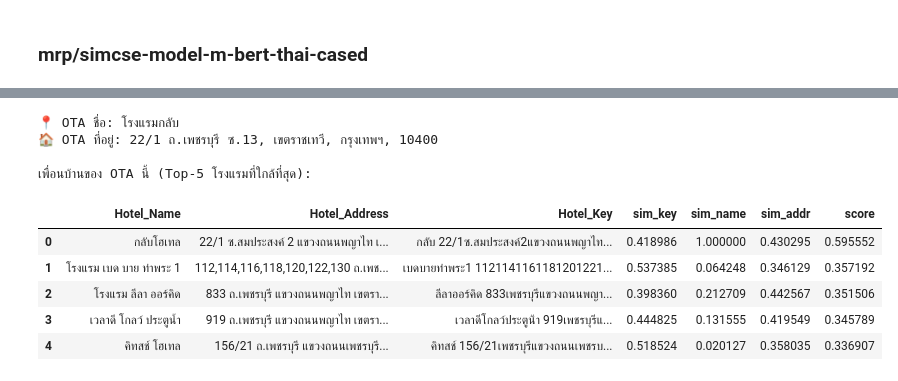
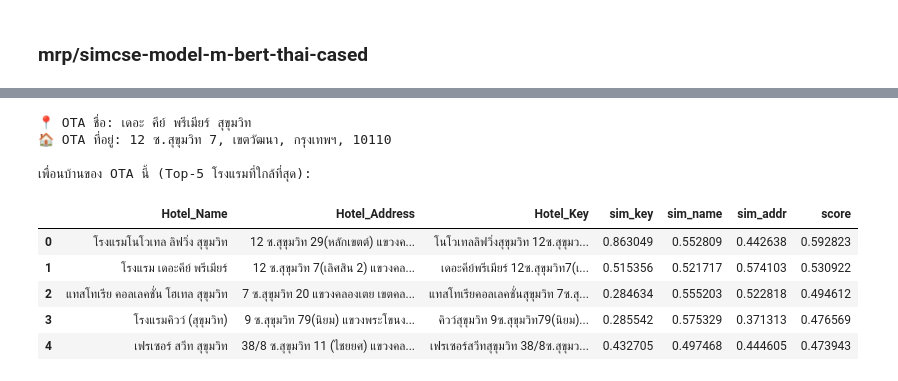
Before and after one commit to Thanrada2024/illegal_accommodation, a Jupyter notebook: DS_task.ipynb, the cells around one changed output, grey strips where cells are left out. Saved outputs shown, nothing was run; the diff lists cells and outputs as text; code cells hidden in the pictures.

```diff
--- a/DS_task.ipynb
+++ b/DS_task.ipynb
@@ -151,8 +146,8 @@ If the error persists, please let us know by opening an issue on GitHub (https:/
 # %%
 #Test
-QUERY = "กลับ"
+QUERY = "เดอะ คีย์ พรีเมียร์ สุขุมวิท"
 TOPK  = 5
-WEIGHTS = dict(key=0.5, name=0.3, addr=0.2)
+WEIGHTS = dict(key=0.2, name=0.6, addr=0.2)
 
 # 1) เลือกแถว OTA ที่มีคำว่า 'กลับ'
 mask = OTA_df["Trip_Name_n"].astype(str).str.contains(QUERY, na=False) | \
@@ -163,37 +158,37 @@ if not mask.any():
 trip_pos   = int(np.flatnonzero(mask)[0])
 trip_row   = OTA_df.iloc[trip_pos]
 trip_title = str(trip_row.get("name", f"OTA_idx_{trip_pos}"))
 trip_addr  = str(trip_row.get("address", ""))
 
 # 2) คำนวณความคล้ายกับฝั่ง hotel
 sim_key  = cosine_similarity(emb_trip_key[trip_pos:trip_pos+1],  emb_hotel_key).ravel()
 sim_name = cosine_similarity(emb_trip_name[trip_pos:trip_pos+1], emb_hotel_name).ravel()
 sim_addr = cosine_similarity(emb_trip_addr[trip_pos:trip_pos+1], emb_hotel_addr).ravel()
 score = WEIGHTS['key']*sim_key + WEIGHTS['name']*sim_name + WEIGHTS['addr']*sim_addr
 
 # 3) เลือก Top-5 ตามคะแนนรวม
 order = np.argsort(-score)[:TOPK]
 result = hotel.iloc[order].copy()
 result["sim_key"]  = sim_key[order]
 result["sim_name"] = sim_name[order]
 result["sim_addr"] = sim_addr[order]
 result["score"]    = score[order]
 
 # 4) แสดงผลลัพธ์พร้อมชื่อ OTA_df
 cols = ["Hotel_Name", "Hotel_Address","Hotel_Key" ,"sim_key", "sim_name", "sim_addr", "score"]
 
 print(f"📍 OTA ชื่อ: {trip_title}")
 print(f"🏠 OTA ที่อยู่: {trip_addr}")
 print(f"\nเพื่อนบ้านของ OTA นี้ (Top-{TOPK} โรงแรมที่ใกล้ที่สุด):")
 display(result[cols].sort_values("score", ascending=False).reset_index(drop=True))
 # %% [output]
-📍 OTA ชื่อ: โรงแรมกลับ
-🏠 OTA ที่อยู่: 22/1 ถ.เพชรบุรี ซ.13, เขตราชเทวี, กรุงเทพฯ, 10400
+📍 OTA ชื่อ: เดอะ คีย์ พรีเมียร์ สุขุมวิท
+🏠 OTA ที่อยู่: 12 ซ.สุขุมวิท 7, เขตวัฒนา, กรุงเทพฯ, 10110
 
 เพื่อนบ้านของ OTA นี้ (Top-5 โรงแรมที่ใกล้ที่สุด):
 |  | Hotel_Name | Hotel_Address | Hotel_Key | sim_key | sim_name | sim_addr | score |
-| 0 | กลับโฮเทล | 22/1 ซ.สมประสงค์ 2 แขวงถนนพญาไท เ... | กลับ 22/1ซ.สมประสงค์2แขวงถนนพญาไท... | 0.418986 | 1.000000 | 0.430295 | 0.595552 |
-| 1 | โรงแรม เบด บาย ท่าพระ 1 | 112,114,116,118,120,122,130 ถ.เพช... | เบดบายท่าพระ1 1121141161181201221... | 0.537385 | 0.064248 | 0.346129 | 0.357192 |
-| 2 | โรงแรม ลีลา ออร์คิด | 833 ถ.เพชรบุรี แขวงถนนพญาไท เขตรา... | ลีลาออร์คิด 833เพชรบุรีแขวงถนนพญา... | 0.398360 | 0.212709 | 0.442567 | 0.351506 |
-| 3 | เวลาดี โกลว์ ประตูน้ำ | 919 ถ.เพชรบุรี แขวงถนนพญาไท เขตรา... | เวลาดีโกลว์ประตูน้ํา 919เพชรบุรีแ... | 0.444825 | 0.131555 | 0.419549 | 0.345789 |
-| 4 | คิทสช์ โฮเทล | 156/21 ถ.เพชรบุรี แขวงถนนเพชรบุรี... | คิทสช์ 156/21เพชรบุรีแขวงถนนเพชรบ... | 0.518524 | 0.020127 | 0.358035 | 0.336907 |
+| 0 | โรงแรมโนโวเทล ลิฟวิ่ง สุขุมวิท | 12 ซ.สุขุมวิท 29(หลักเขตต์) แขวงค... | โนโวเทลลิฟวิ่งสุขุมวิท 12ซ.สุขุมว... | 0.863049 | 0.552809 | 0.442638 | 0.592823 |
+| 1 | โรงแรม เดอะคีย์ พรีเมียร์ | 12 ซ.สุขุมวิท 7(เลิศสิน 2) แขวงคล... | เดอะคีย์พรีเมียร์ 12ซ.สุขุมวิท7(เ... | 0.515356 | 0.521717 | 0.574103 | 0.530922 |
+| 2 | แทสโทเรีย คอลเลคชั่น โฮเทล สุขุมวิท | 7 ซ.สุขุมวิท 20 แขวงคลองเตย เขตคล... | แทสโทเรียคอลเลคชั่นสุขุมวิท 7ซ.สุ... | 0.284634 | 0.555203 | 0.522818 | 0.494612 |
+| 3 | โรงแรมคิวว์ (สุขุมวิท) | 9 ซ.สุขุมวิท 79(นิยม) แขวงพระโขนง... | คิวว์สุขุมวิท 9ซ.สุขุมวิท79(นิยม)... | 0.285542 | 0.575329 | 0.371313 | 0.476569 |
+| 4 | เฟรเซอร์ สวีท สุขุมวิท | 38/8 ซ.สุขุมวิท 11 (ไชยยศ) แขวงคล... | เฟรเซอร์สวีทสุขุมวิท 38/8ซ.สุขุมว... | 0.432705 | 0.497468 | 0.444605 | 0.473943 |
```
Also changed, not shown: parts of 14 cells of this notebook.
